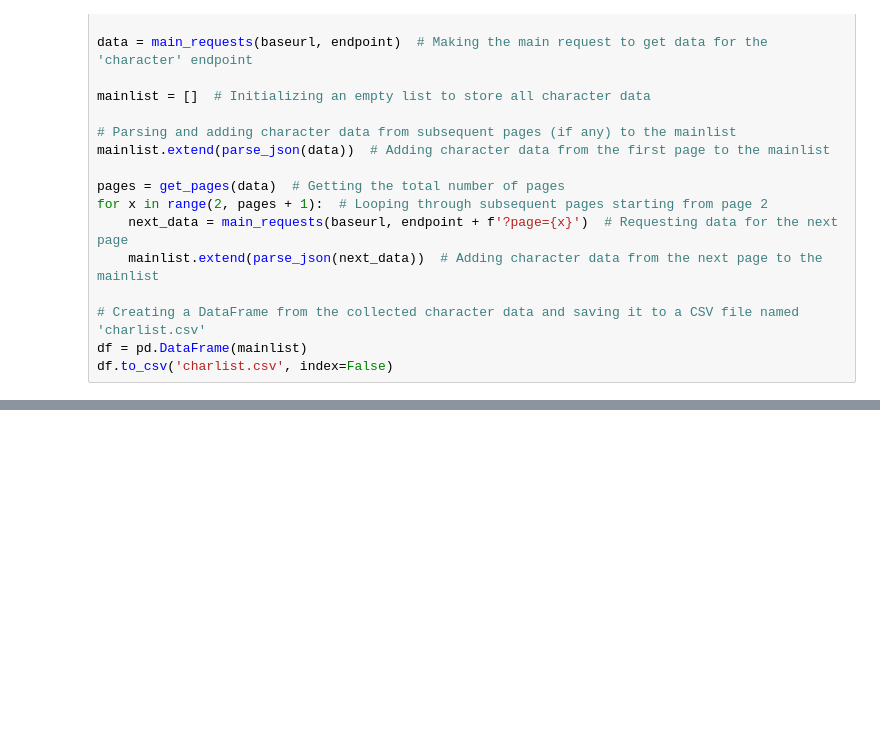
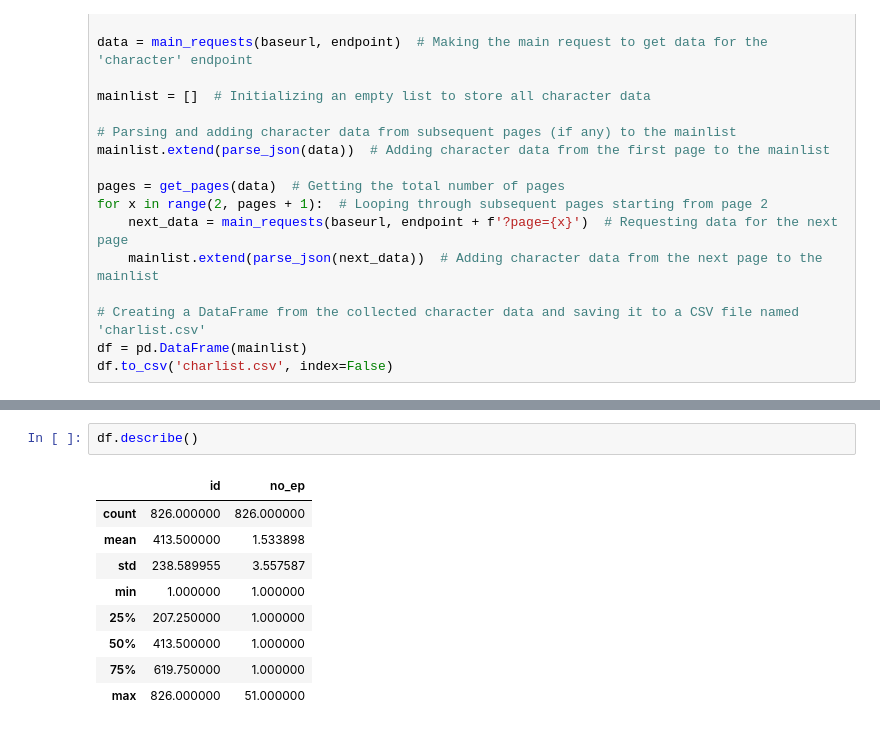
Before and after one commit to salahagnir/CA, a Jupyter notebook: Programming.ipynb, the cells around one changed output, grey strips where cells are left out. Saved outputs shown, nothing was run; the diff lists cells and outputs as text; blank space fills up the shorter version.

```diff
--- a/Programming.ipynb
+++ b/Programming.ipynb
@@ -79,0 +97,12 @@ df
+# %%
+df.describe()
+# %% [output]
+|  | id | no_ep |
+| count | 826.000000 | 826.000000 |
+| mean | 413.500000 | 1.533898 |
+| std | 238.589955 | 3.557587 |
+| min | 1.000000 | 1.000000 |
+| 25% | 207.250000 | 1.000000 |
+| 50% | 413.500000 | 1.000000 |
+| 75% | 619.750000 | 1.000000 |
+| max | 826.000000 | 51.000000 |
```
Also changed, not shown: parts of 7 cells of this notebook.
